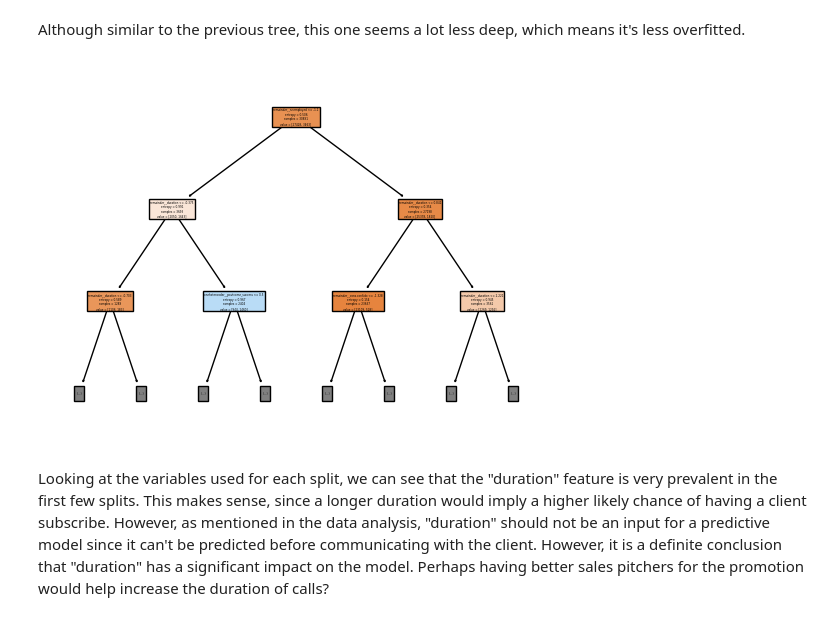
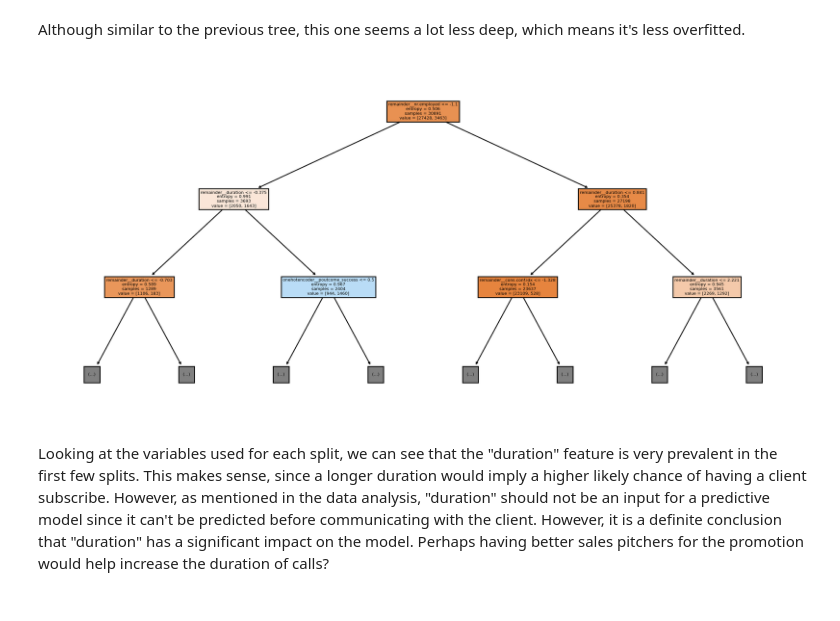
Before and after one commit to DKW2/Banking-Marketing-Analysis, a Jupyter notebook: banking-marketing-analysis.ipynb, the cells around one changed output. Saved outputs shown, nothing was run; the diff lists cells and outputs as text; code cells hidden in the pictures.

```diff
--- a/banking-marketing-analysis.ipynb
+++ b/banking-marketing-analysis.ipynb
@@ -715,9 +717,10 @@ all_tree = plot_tree( best_all_tree_estimator )
 # %% [markdown]
 Although similar to the previous tree, this one seems a lot less deep, which means it's less overfitted.
 # %%
+plt.figure( figsize=(15, 7), dpi=200 )
 all_tree = plot_tree( best_all_tree_estimator, max_depth = 2, filled = True, feature_names = list( all_tree_gridresults[-1].best_estimator_.named_steps["transform"].get_feature_names_out() ) )
 # %% [output]
-[figure, old version]
+[figure, new version]
 # %% [markdown]
 Looking at the variables used for each split, we can see that the "duration" feature is very prevalent in the first few splits. This makes sense, since a longer duration would imply a higher likely chance of having a client subscribe. However, as mentioned in the data analysis, "duration" should not be an input for a predictive model since it can't be predicted before communicating with the client. However, it is a definite conclusion that "duration" has a significant impact on the model. Perhaps having better sales pitchers for the promotion would help increase the duration of calls?
 # %% [markdown]
```
Also changed, not shown: parts of 3 cells of this notebook.
